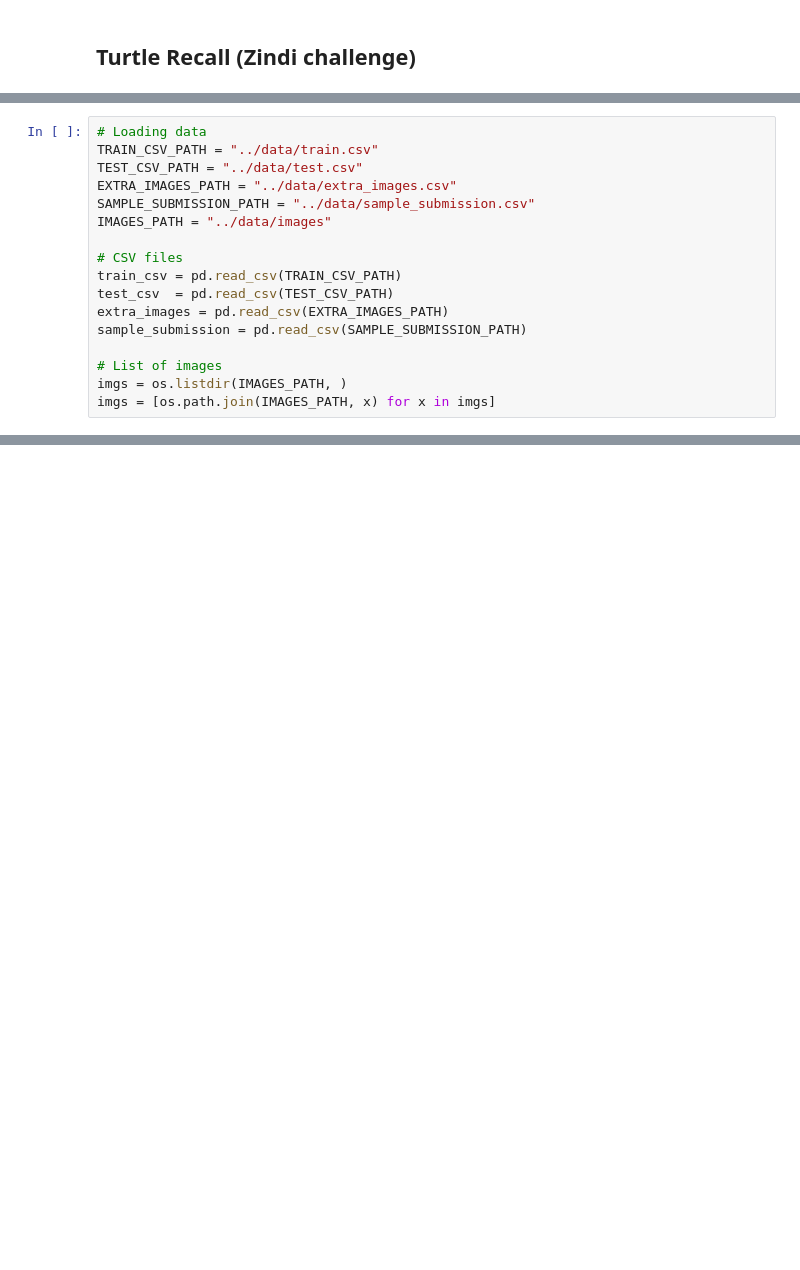
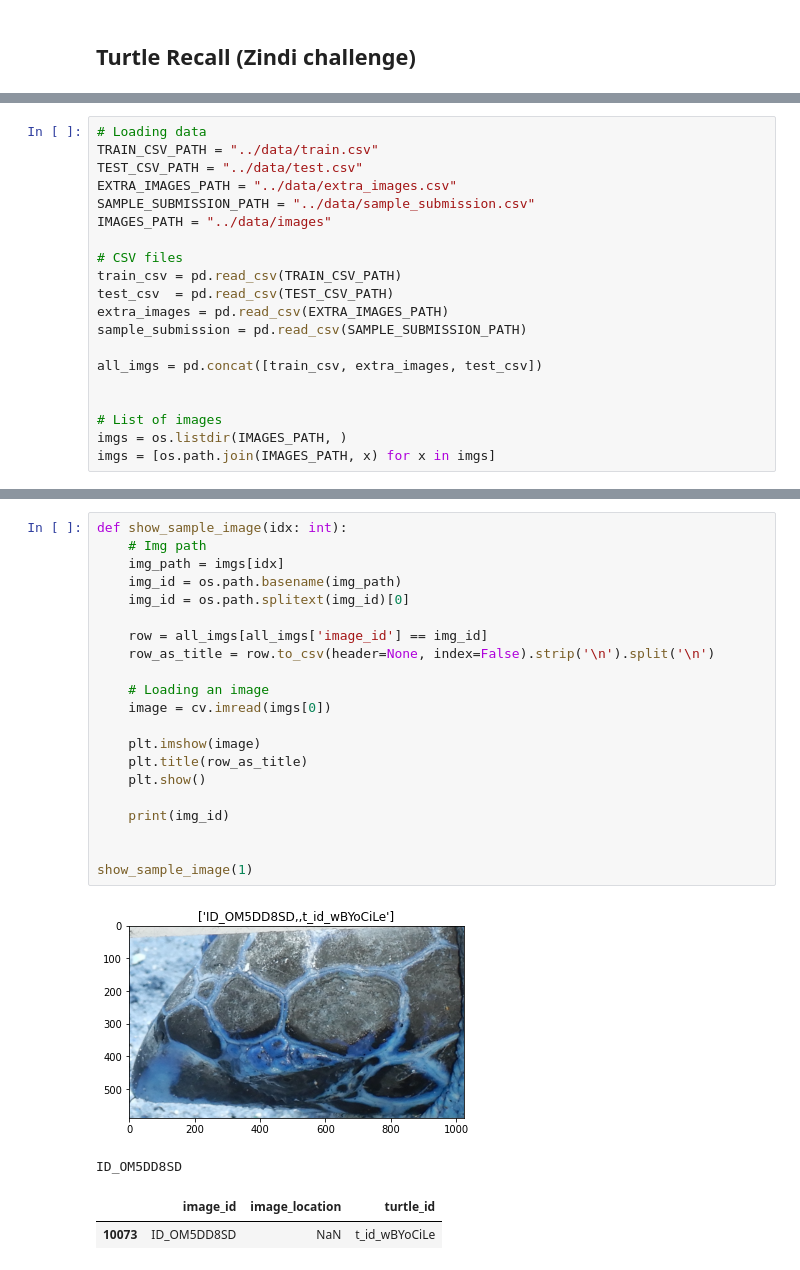
Before and after one commit to krzjoa/zindi-turtle-recall, a Jupyter notebook: src/analysis.ipynb, the cells around one changed output, grey strips where cells are left out. Saved outputs shown, nothing was run; the diff lists cells and outputs as text; blank space fills up the shorter version.

```diff
--- a/src/analysis.ipynb
+++ b/src/analysis.ipynb
@@ -20,6 +20,9 @@ test_csv  = pd.read_csv(TEST_CSV_PATH)
 extra_images = pd.read_csv(EXTRA_IMAGES_PATH)
 sample_submission = pd.read_csv(SAMPLE_SUBMISSION_PATH)
 
+all_imgs = pd.concat([train_csv, extra_images, test_csv])
+
+
 # List of images
 imgs = os.listdir(IMAGES_PATH, )
 imgs = [os.path.join(IMAGES_PATH, x) for x in imgs]
@@ -40,0 +48,26 @@ sample_image.shape
+# %%
+def show_sample_image(idx: int):
+    # Img path
+    img_path = imgs[idx]
+    img_id = os.path.basename(img_path)
+    img_id = os.path.splitext(img_id)[0]
+
+    row = all_imgs[all_imgs['image_id'] == img_id]
+    row_as_title = row.to_csv(header=None, index=False).strip('\n').split('\n')
+
+    # Loading an image
+    image = cv.imread(imgs[0])
+
+    plt.imshow(image)
+    plt.title(row_as_title)
+    plt.show()
+
+    print(img_id)
+
+
+show_sample_image(1)
+# %% [output]
+[figure, added]
+ID_OM5DD8SD
+|  | image_id | image_location | turtle_id |
+| 10073 | ID_OM5DD8SD | NaN | t_id_wBYoCiLe |
```
Also changed, not shown: parts of 3 cells of this notebook.
